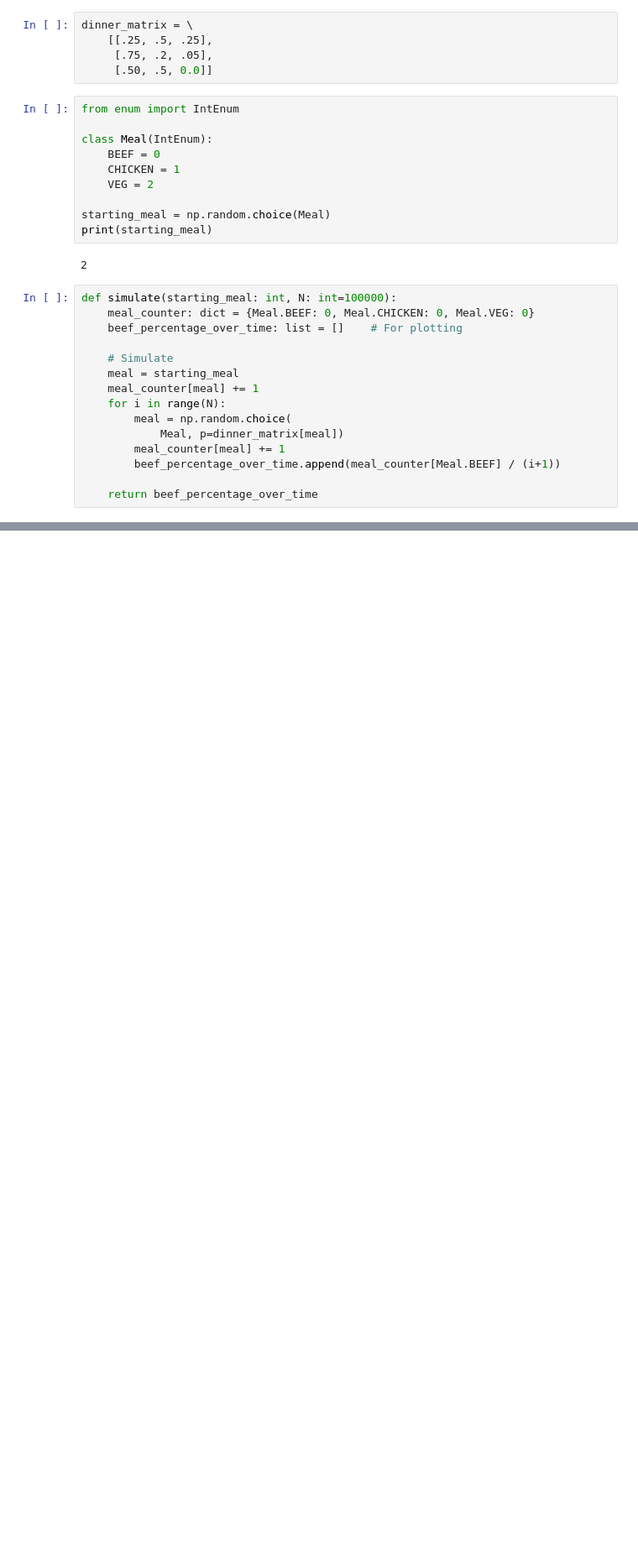
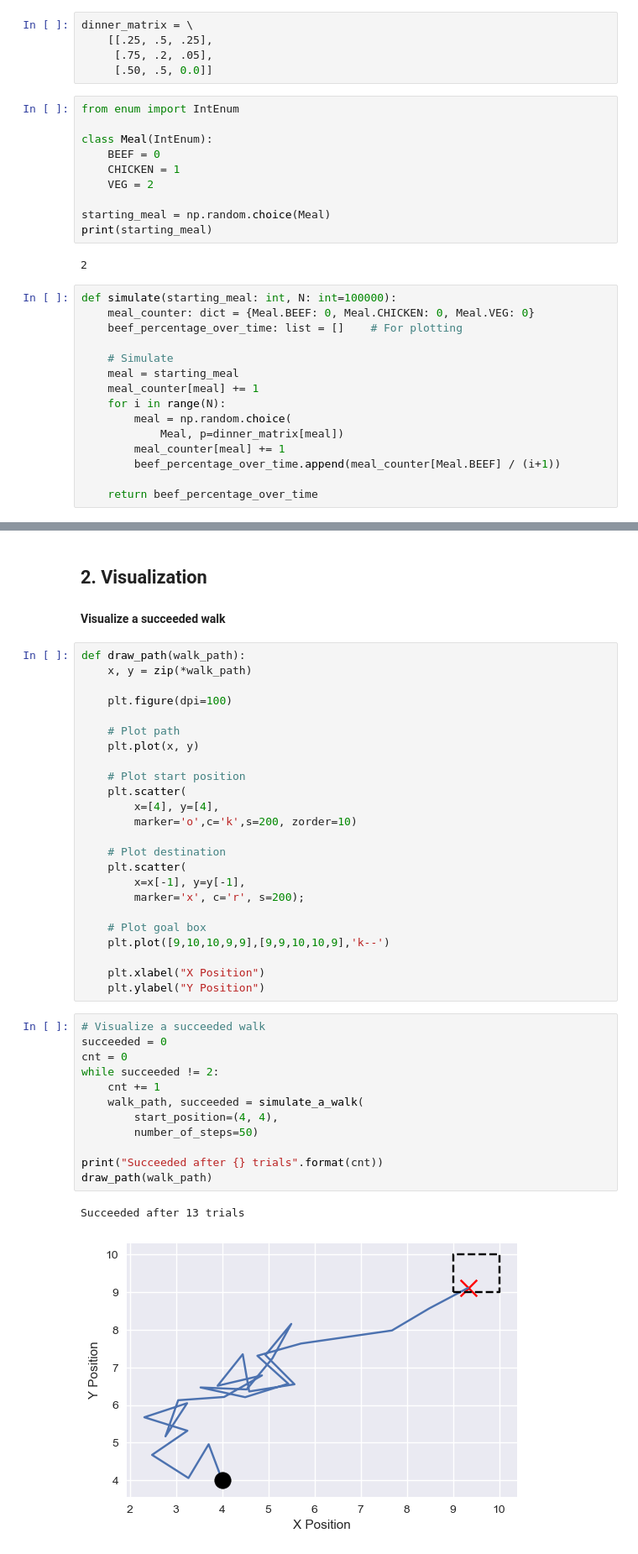
Before and after one commit to dangkhoadl/my-Machine-Learning, a Jupyter notebook: Problems/MC_1_RandomWalk.ipynb, the cells around one changed output, grey strips where cells are left out. Shown at 84% size. Saved outputs shown, nothing was run; the diff lists cells and outputs as text; blank space fills up the shorter version.

Commit message:
[ADD] MC random walk

```diff
--- a/Problems/MC_1_RandomWalk.ipynb
+++ b/Problems/MC_1_RandomWalk.ipynb
@@ -112,0 +170,42 @@ def take_step(position, step_size):
+# %% [markdown]
+## 2. Visualization
+#### Visualize a succeeded walk
+# %%
+def draw_path(walk_path):
+    x, y = zip(*walk_path)
+
+    plt.figure(dpi=100)
+
+    # Plot path
+    plt.plot(x, y)
+
+    # Plot start position
+    plt.scatter(
+        x=[4], y=[4],
+        marker='o',c='k',s=200, zorder=10)
+
+    # Plot destination
+    plt.scatter(
+        x=x[-1], y=y[-1],
+        marker='x', c='r', s=200);
+
+    # Plot goal box
+    plt.plot([9,10,10,9,9],[9,9,10,10,9],'k--')
+
+    plt.xlabel("X Position")
+    plt.ylabel("Y Position")
+# %%
+# Visualize a succeeded walk
+succeeded = 0
+cnt = 0
+while succeeded != 2:
+    cnt += 1
+    walk_path, succeeded = simulate_a_walk(
+        start_position=(4, 4),
+        number_of_steps=50)
+
+print("Succeeded after {} trials".format(cnt))
+draw_path(walk_path)
+# %% [output]
+Succeeded after 13 trials
+[figure, added]
```
Also changed, not shown: parts of 14 cells of this notebook, 3 other files.
